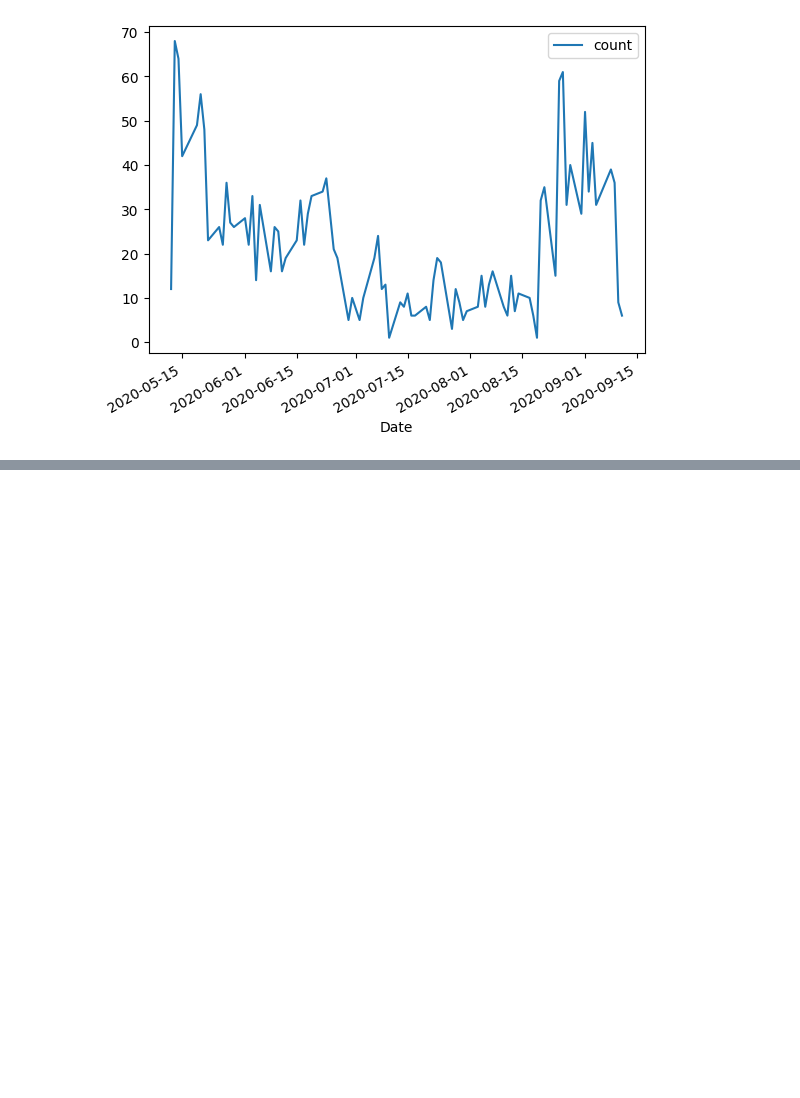
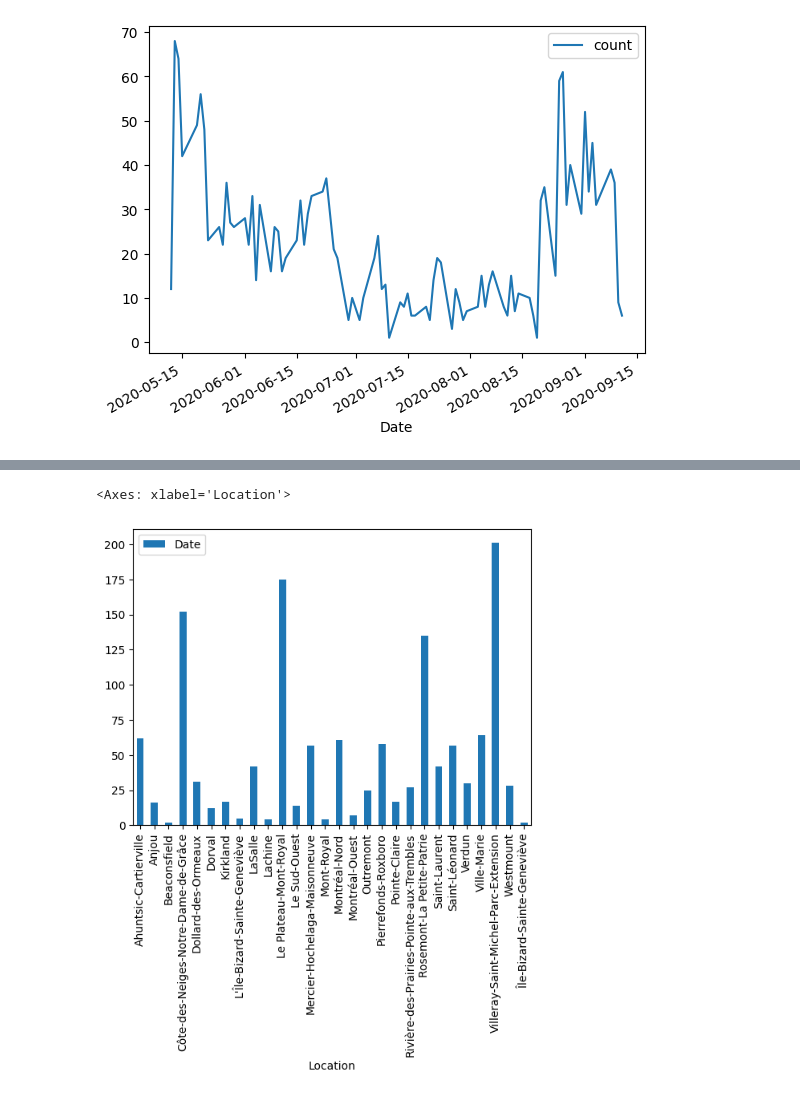
Before and after one commit to ngocmphan/survival_rate_montreal_businesses, a Jupyter notebook: survival_rate_montreal_businesses.ipynb, the cells around one changed output, grey strips where cells are left out. Drawn from its saved outputs; the diff is of its cells as text; code cells hidden in the pictures; blank space fills up the shorter version.

Commit message:
Added Counts by location and operations status by location

```diff
--- a/survival_rate_montreal_businesses.ipynb
+++ b/survival_rate_montreal_businesses.ipynb
@@ -202,0 +184,7 @@ operation_status.plot(x='Operation_status', y='Date', kind='bar')
+# %%
+# Counts by location
+location_count = df_with_loc.groupby(by=['Location']).count().reset_index()
+location_count.plot(x='Location', y='Date', kind='bar')
+# %% [output]
+<Axes: xlabel='Location'>
+[figure, added]
```
Also changed, not shown: parts of 9 cells of this notebook.
